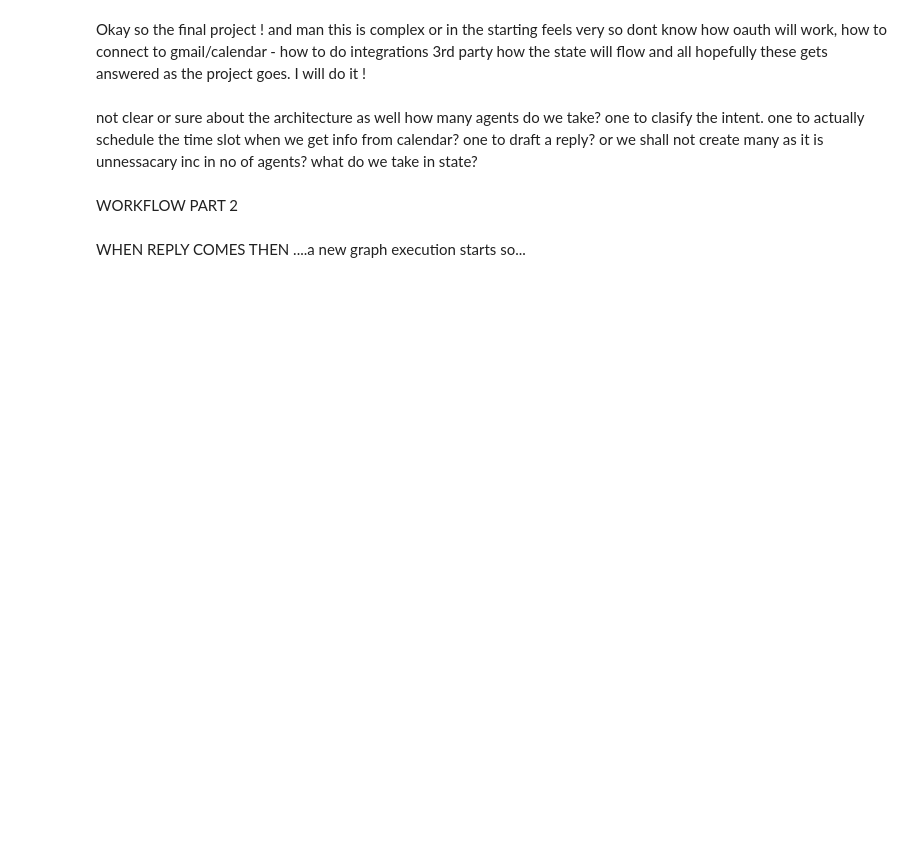
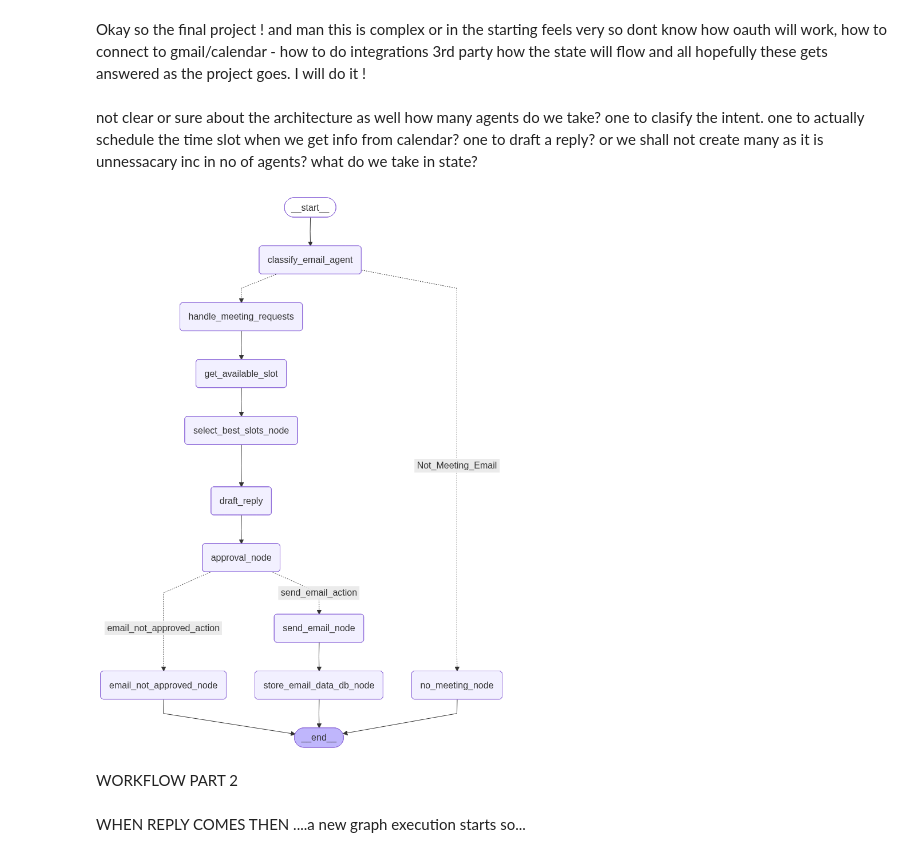
Before and after one commit to arpitt-bharti/AI-Meeting-Coordination-Agent, a Jupyter notebook: experiment.ipynb, the cells around one changed output. Saved outputs shown, nothing was run; the diff lists cells and outputs as text; code cells hidden in the pictures; blank space fills up the shorter version.

```diff
--- a/experiment.ipynb
+++ b/experiment.ipynb
@@ -351,7 +346,9 @@ memory = MemorySaver()
 fresh_email_graph = graph_builder.compile(checkpointer=memory)
 # %%
 from IPython.display import display, Image
-#display(Image(fresh_email_graph.get_graph().draw_mermaid_png()))
+display(Image(fresh_email_graph.get_graph().draw_mermaid_png()))
+# %% [output]
+[figure, added]
 # %% [markdown]
 WORKFLOW PART 2
 # %% [markdown]
```
Also changed, not shown: parts of 13 cells of this notebook, 5 other files.
